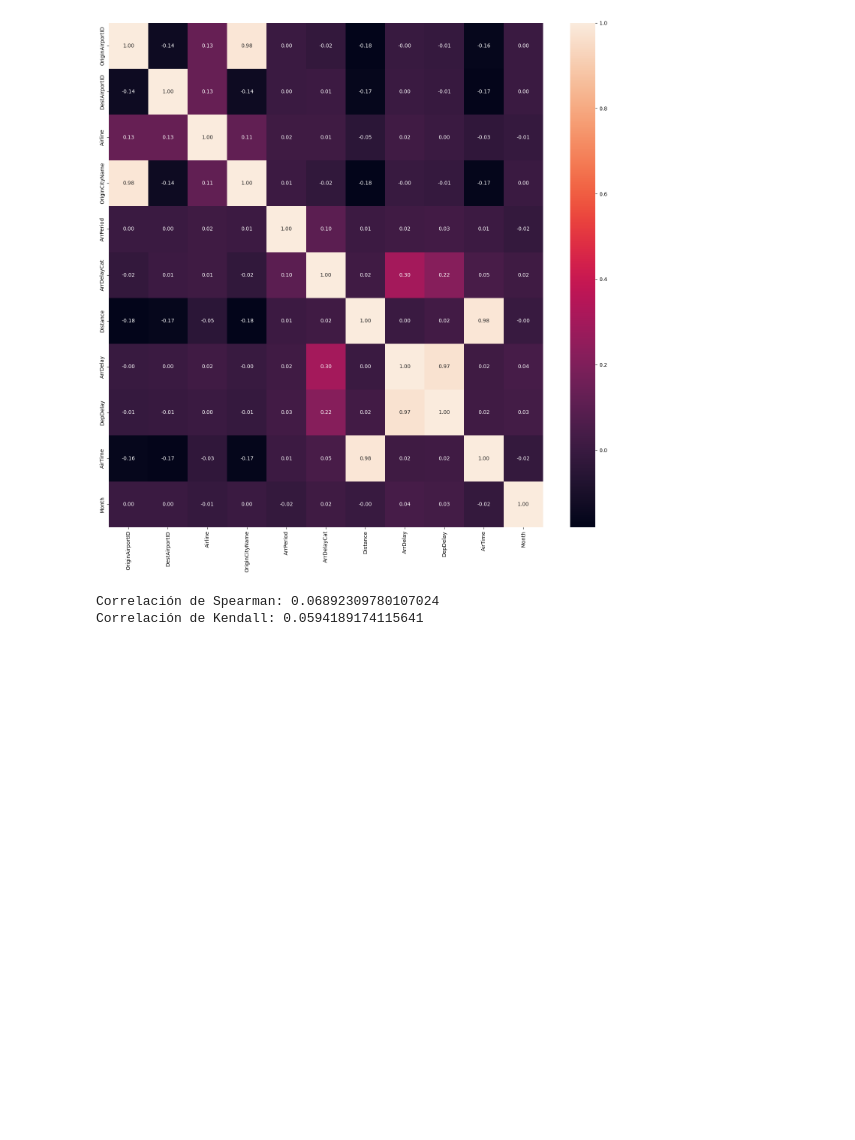
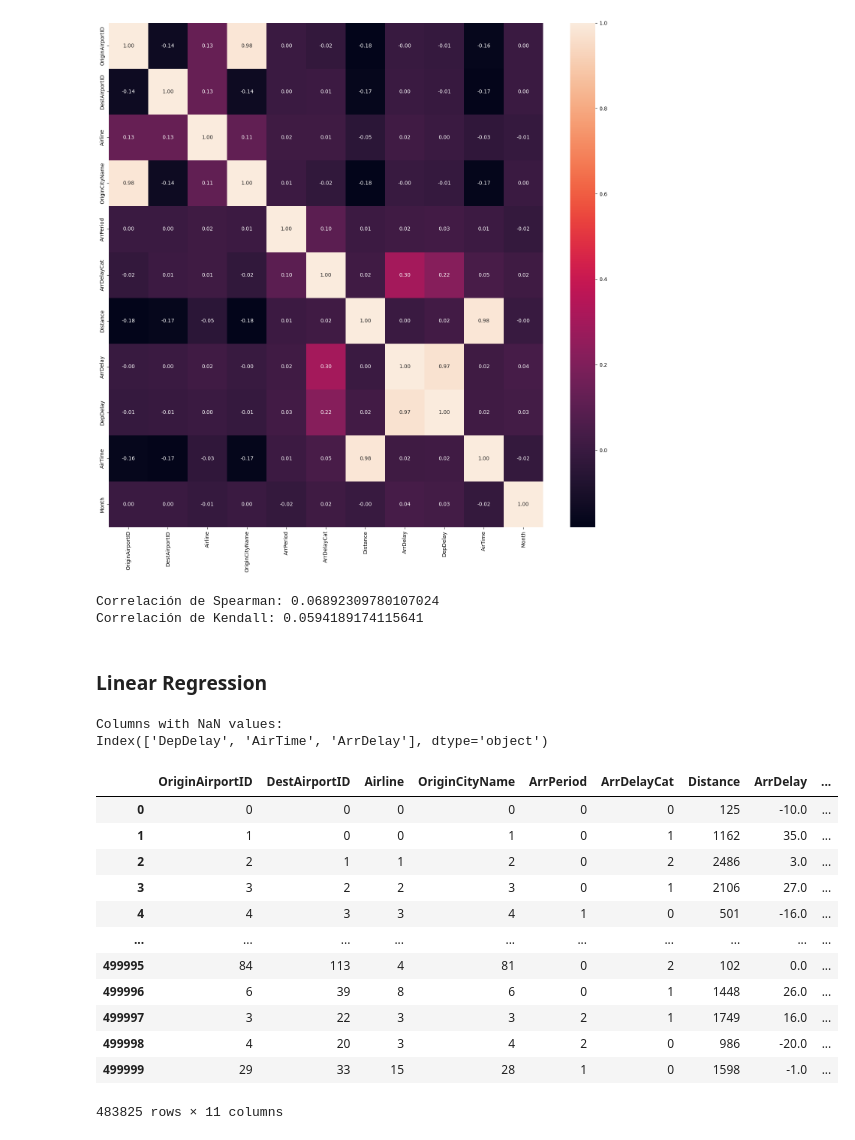
Before and after one commit to Diegomca98/final-project, a Jupyter notebook: src/project.ipynb, the cells around one changed output. Saved outputs shown, nothing was run; the diff lists cells and outputs as text; code cells hidden in the pictures; blank space fills up the shorter version.

```diff
--- a/src/project.ipynb
+++ b/src/project.ipynb
@@ -905,3 +910,30 @@ print("Correlación de Kendall:", kendall_corr)
 # %% [output]
 Correlación de Spearman: 0.06892309780107024
 Correlación de Kendall: 0.0594189174115641
+# %% [markdown]
+### Linear Regression
+# %%
+new_df = df[["OriginAirportID", "DestAirportID", "Airline", "OriginCityName", "ArrPeriod", "ArrDelayCat", "Distance", "ArrDelay", "DepDelay","AirTime", "Month"]]
+# %%
+nan_columns = df.columns[df.isna().any()]
+print("Columns with NaN values:")
+print(nan_columns)
+# %% [output]
+Columns with NaN values:
+Index(['DepDelay', 'AirTime', 'ArrDelay'], dtype='object')
+# %%
+new_df.dropna()
+# %% [output]
+|  | OriginAirportID | DestAirportID | Airline | OriginCityName | ArrPeriod | ArrDelayCat | Distance | ArrDelay | ... |
+| 0 | 0 | 0 | 0 | 0 | 0 | 0 | 125 | -10.0 | ... |
+| 1 | 1 | 0 | 0 | 1 | 0 | 1 | 1162 | 35.0 | ... |
+| 2 | 2 | 1 | 1 | 2 | 0 | 2 | 2486 | 3.0 | ... |
+| 3 | 3 | 2 | 2 | 3 | 0 | 1 | 2106 | 27.0 | ... |
+| 4 | 4 | 3 | 3 | 4 | 1 | 0 | 501 | -16.0 | ... |
+| ... | ... | ... | ... | ... | ... | ... | ... | ... | ... |
+| 499995 | 84 | 113 | 4 | 81 | 0 | 2 | 102 | 0.0 | ... |
+| 499996 | 6 | 39 | 8 | 6 | 0 | 1 | 1448 | 26.0 | ... |
+| 499997 | 3 | 22 | 3 | 3 | 2 | 1 | 1749 | 16.0 | ... |
+| 499998 | 4 | 20 | 3 | 4 | 2 | 0 | 986 | -20.0 | ... |
+| 499999 | 29 | 33 | 15 | 28 | 1 | 0 | 1598 | -1.0 | ... |
+483825 rows × 11 columns
```
Also changed, not shown: parts of 17 cells of this notebook.
